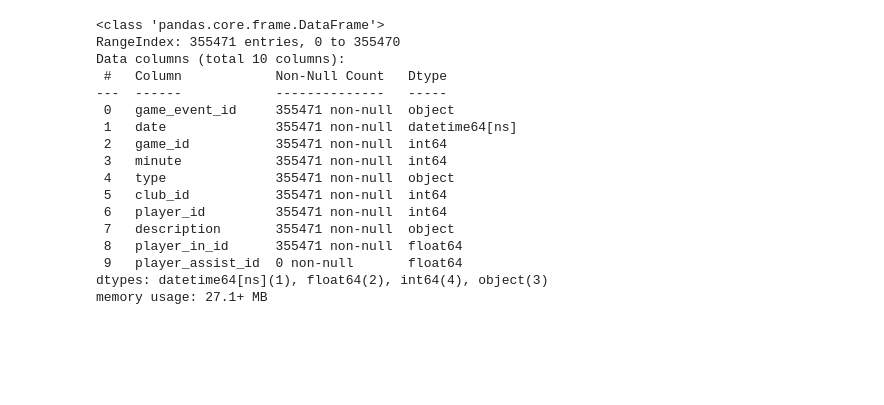
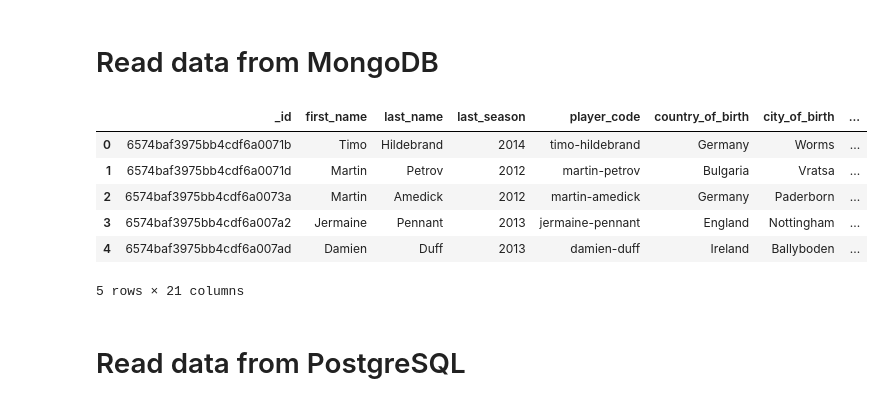
Before and after one commit to bacobax/progetto_TWEB, a Jupyter notebook: solution/analysis/analysis.ipynb, the cells around one changed output. Drawn from its saved outputs; the diff is of its cells as text; code cells hidden in the pictures; blank space fills up the shorter version.

```diff
--- a/solution/analysis/analysis.ipynb
+++ b/solution/analysis/analysis.ipynb
@@ -12,20 +0,0 @@ game_lineups = pd.read_csv("../../datasets/game_lineups.csv")
-# %%
-game_events.info()
-# %% [output]
-<class 'pandas.core.frame.DataFrame'>
-RangeIndex: 355471 entries, 0 to 355470
-Data columns (total 10 columns):
- #   Column            Non-Null Count   Dtype
----  ------            --------------   -----
- 0   game_event_id     355471 non-null  object
- 1   date              355471 non-null  datetime64[ns]
- 2   game_id           355471 non-null  int64
- 3   minute            355471 non-null  int64
- 4   type              355471 non-null  object
- 5   club_id           355471 non-null  int64
- 6   player_id         355471 non-null  int64
- 7   description       355471 non-null  object
- 8   player_in_id      355471 non-null  float64
- 9   player_assist_id  0 non-null       float64
-dtypes: datetime64[ns](1), float64(2), int64(4), object(3)
-memory usage: 27.1+ MB
@@ -38,0 +5,13 @@ game_events["date"] = pd.to_datetime(game_events["date"])
+# %% [markdown]
+# Read data from MongoDB
+# %%
+players = read_from_mongo("players")
+players.head()
+# %% [output]
+|  | _id | first_name | last_name | last_season | player_code | country_of_birth | city_of_birth | ... |
+| 0 | 6574baf3975bb4cdf6a0071b | Timo | Hildebrand | 2014 | timo-hildebrand | Germany | Worms | ... |
+| 1 | 6574baf3975bb4cdf6a0071d | Martin | Petrov | 2012 | martin-petrov | Bulgaria | Vratsa | ... |
+| 2 | 6574baf3975bb4cdf6a0073a | Martin | Amedick | 2012 | martin-amedick | Germany | Paderborn | ... |
+| 3 | 6574baf3975bb4cdf6a007a2 | Jermaine | Pennant | 2013 | jermaine-pennant | England | Nottingham | ... |
+| 4 | 6574baf3975bb4cdf6a007ad | Damien | Duff | 2013 | damien-duff | Ireland | Ballyboden | ... |
+5 rows × 21 columns
@@ -38,0 +30,2 @@ game_events["date"] = pd.to_datetime(game_events["date"])
+# %% [markdown]
+# Read data from PostgreSQL
```
Also changed, not shown: parts of 17 cells of this notebook, 1 other file.
